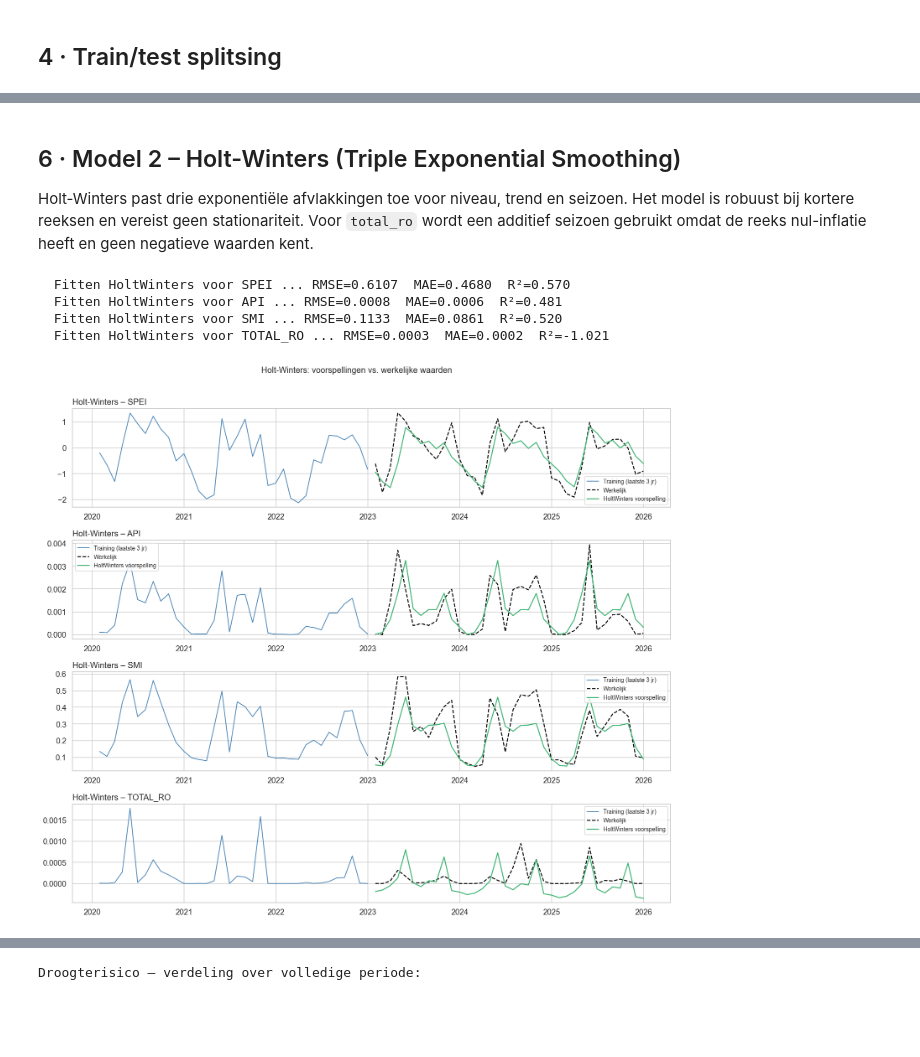
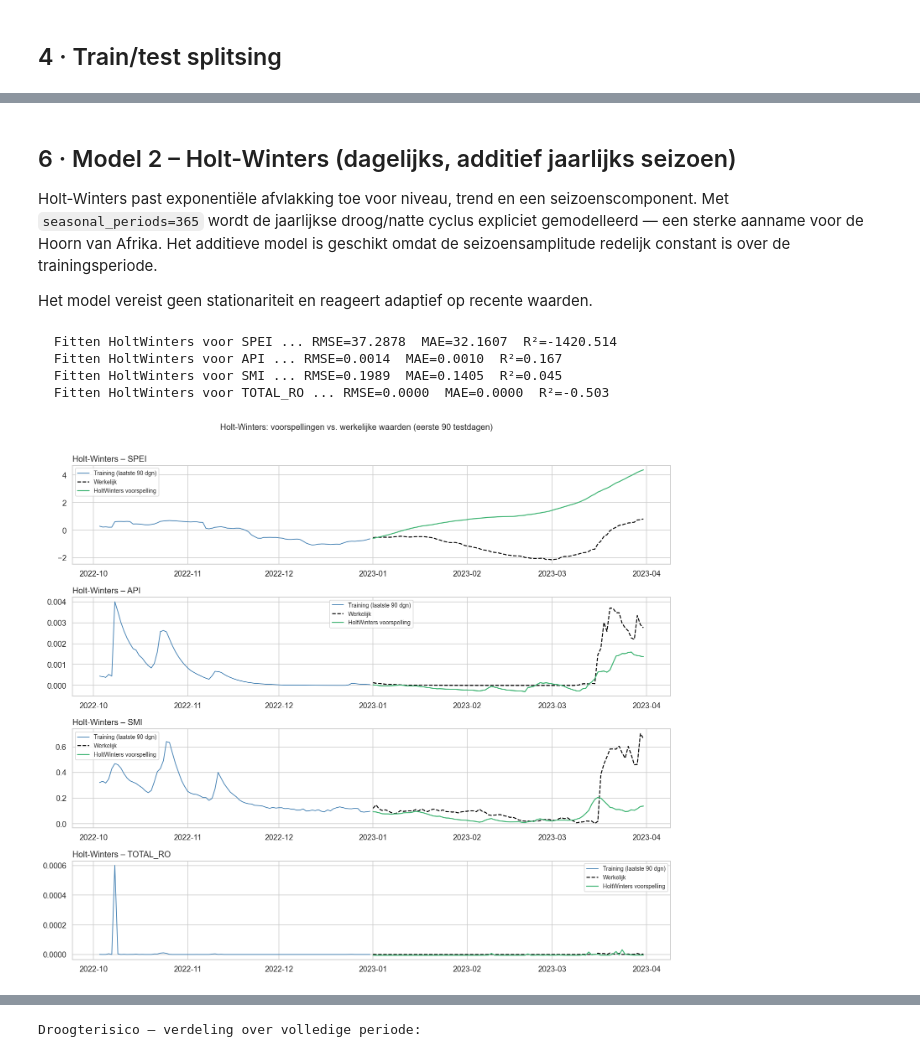
Before and after one commit to lalutir/datalab-v, a Jupyter notebook: notebooks/02_risk_modelling.ipynb, the cells around one changed output, grey strips where cells are left out. Cells and saved outputs as stored; diff of their text form; code cells hidden in the pictures; blank space fills up the shorter version.

```diff
--- a/notebooks/02_risk_modelling.ipynb
+++ b/notebooks/02_risk_modelling.ipynb
@@ -125,7 +123,7 @@ TARGET_COLS = ["spei", "api", "smi", "total_ro"]
 
 rows = []
 for col in TARGET_COLS:
-    res = check_stationarity(df_m[col])
+    res = check_stationarity(df_d[col])
     rows.append({
         "Index": col.upper(),
         "ADF-statistiek": round(res.statistic, 3),
@@ -236,20 +239,20 @@ for col, params in SARIMA_PARAMS.items():
 fig, axes = plt.subplots(4, 1, figsize=(14, 12), sharex=False)
 for ax, col in zip(axes, TARGET_COLS):
     model = sarima_models[col]
-    pred  = model.predict_in_sample(test_m[col])
-    ax.plot(train_m.index[-36:], train_m[col].iloc[-36:],
-            color="steelblue", lw=1.2, label="Training (laatste 3 jr)")
-    ax.plot(test_m.index, test_m[col],
-            color="black", lw=1.5, ls="--", label="Werkelijk (test)")
-    ax.plot(test_m.index, pred,
-            color="tomato", lw=1.5, label="SARIMA voorspelling")
+    pred  = model.predict_in_sample(test_d[col])
+    ax.plot(train_d.index[-90:], train_d[col].iloc[-90:],
+            color="steelblue", lw=1.2, label="Training (laatste 90 dgn)")
+    ax.plot(test_d.index[:90], test_d[col].iloc[:90],
+            color="black", lw=1.5, ls="--", label="Werkelijk (test, 90 dgn)")
+    ax.plot(test_d.index[:90], pred.iloc[:90],
+            color="tomato", lw=1.5, label="ARIMA voorspelling")
     ax.axvline(pd.Timestamp(TEST_START), color="grey", ls=":", lw=1)
-    ax.set_title(f"SARIMA – {col.upper()}", loc="left")
+    ax.set_title(f"ARIMA – {col.upper()}", loc="left")
     ax.legend(fontsize=9)
 
-plt.suptitle("SARIMA: voorspellingen vs. werkelijke waarden (testset 2023–2025)",
+plt.suptitle("ARIMA: voorspellingen vs. werkelijke waarden (eerste 90 testdagen)",
              fontsize=13, y=1.01)
 plt.tight_layout()
-plt.savefig("sarima_resultaten.png", bbox_inches="tight")
+plt.savefig("arima_resultaten.png", bbox_inches="tight")
 plt.show()
 # %% [output]
@@ -257,10 +260,13 @@ plt.show()
 # %% [markdown]
-## 6 · Model 2 – Holt-Winters (Triple Exponential Smoothing)
+## 6 · Model 2 – Holt-Winters (dagelijks, additief jaarlijks seizoen)
 
-Holt-Winters past drie exponentiële afvlakkingen toe voor niveau, trend
-en seizoen.  Het model is robuust bij kortere reeksen en vereist geen
-stationariteit.  Voor `total_ro` wordt een additief seizoen gebruikt
-omdat de reeks nul-inflatie heeft en geen negatieve waarden kent.
+Holt-Winters past exponentiële afvlakking toe voor niveau, trend en een
+seizoenscomponent.  Met `seasonal_periods=365` wordt de jaarlijkse droog/natte
+cyclus expliciet gemodelleerd — een sterke aanname voor de Hoorn van Afrika.
+Het additieve model is geschikt omdat de seizoensamplitude redelijk constant is
+over de trainingsperiode.
+
+Het model vereist geen stationariteit en reageert adaptief op recente waarden.
 # %%
 hw_models = {}
 hw_metrics = {}
@@ -269,40 +275,40 @@ for col in TARGET_COLS:
     print(f"  Fitten HoltWinters voor {col.upper()} ...", end=" ")
     model = HoltWintersForecaster(
         target_column=col,
-        seasonal_periods=12,
+        seasonal_periods=365,
         trend="add",
         seasonal="add",
     )
-    model.fit(train_m[col])
-    pred = model.predict_in_sample(test_m[col])
-    metrics = model.evaluate(test_m[col], pred)
+    model.fit(train_d[col])
+    pred = model.predict_in_sample(test_d[col])
+    metrics = model.evaluate(test_d[col], pred)
     hw_models[col] = model
     hw_metrics[col] = metrics
     print(f"RMSE={metrics.rmse:.4f}  MAE={metrics.mae:.4f}  R²={metrics.r2:.3f}")
 # %% [output]
-  Fitten HoltWinters voor SPEI ... RMSE=0.6107  MAE=0.4680  R²=0.570
-  Fitten HoltWinters voor API ... RMSE=0.0008  MAE=0.0006  R²=0.481
-  Fitten HoltWinters voor SMI ... RMSE=0.1133  MAE=0.0861  R²=0.520
-  Fitten HoltWinters voor TOTAL_RO ... RMSE=0.0003  MAE=0.0002  R²=-1.021
+  Fitten HoltWinters voor SPEI ... RMSE=37.2878  MAE=32.1607  R²=-1420.514
+  Fitten HoltWinters voor API ... RMSE=0.0014  MAE=0.0010  R²=0.167
+  Fitten HoltWinters voor SMI ... RMSE=0.1989  MAE=0.1405  R²=0.045
+  Fitten HoltWinters voor TOTAL_RO ... RMSE=0.0000  MAE=0.0000  R²=-0.503
 # %%
 fig, axes = plt.subplots(4, 1, figsize=(14, 12), sharex=False)
 for ax, col in zip(axes, TARGET_COLS):
     model = hw_models[col]
-    pred  = model.predict_in_sample(test_m[col])
-    ax.plot(train_m.index[-36:], train_m[col].iloc[-36:],
-            color="steelblue", lw=1.2, label="Training (laatste 3 jr)")
-    ax.plot(test_m.index, test_m[col],
+    pred  = model.predict_in_sample(test_d[col])
+    ax.plot(train_d.index[-90:], train_d[col].iloc[-90:],
+            color="steelblue", lw=1.2, label="Training (laatste 90 dgn)")
+    ax.plot(test_d.index[:90], test_d[col].iloc[:90],
             color="black", lw=1.5, ls="--", label="Werkelijk")
-    ax.plot(test_m.index, pred,
+    ax.plot(test_d.index[:90], pred.iloc[:90],
             color="mediumseagreen", lw=1.5, label="HoltWinters voorspelling")
     ax.set_title(f"Holt-Winters – {col.upper()}", loc="left")
     ax.legend(fontsize=9)
 
-plt.suptitle("Holt-Winters: voorspellingen vs. werkelijke waarden",
+plt.suptitle("Holt-Winters: voorspellingen vs. werkelijke waarden (eerste 90 testdagen)",
              fontsize=13, y=1.01)
 plt.tight_layout()
 plt.savefig("holtwinters_resultaten.png", bbox_inches="tight")
 plt.show()
 # %% [output]
-[figure, old version]
+[figure, new version]
 # %% [markdown]
```
Also changed, not shown: parts of 37 cells of this notebook, 20 other files.
